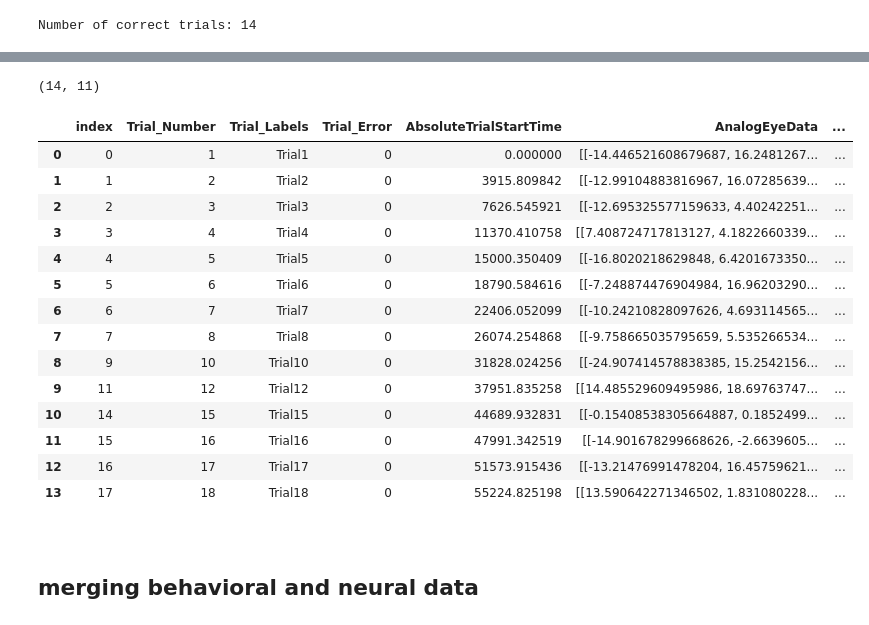
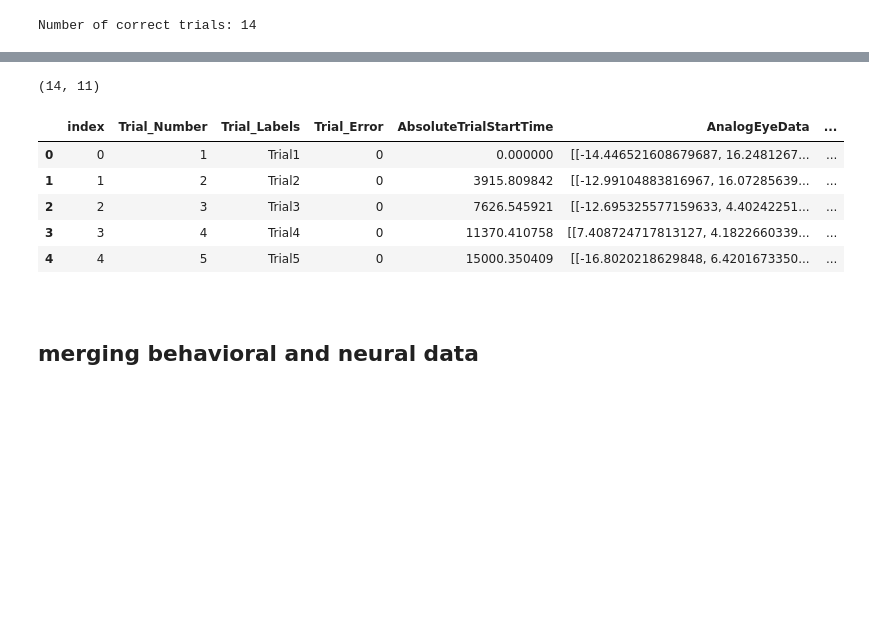
Before and after one commit to SmilodonCub/linArray, a Jupyter notebook: linArray_notebook.ipynb, the cells around one changed output, grey strips where cells are left out. Saved outputs shown, nothing was run; the diff lists cells and outputs as text; code cells hidden in the pictures; blank space fills up the shorter version.

```diff
--- a/linArray_notebook.ipynb
+++ b/linArray_notebook.ipynb
@@ -748,7 +749,7 @@ def addMultiEventVariables( bhv_df, eventcodes ):
 
     return bhv_df
 # %%
-Peanut_delayedSaccadeTask_2016_6_8_1_1_BHV_plus = addMultiEventVariables( abhv_df, [ 30, 40, 666, 100 ] )
+Peanut_delayedSaccadeTask_2016_6_8_1_1_BHV_plus = addMultiEventVariables( Peanut_delayedSaccadeTask_2016_6_8_1_1_BHV, [ 30, 40, 666, 100 ] )
 print( Peanut_delayedSaccadeTask_2016_6_8_1_1_BHV_plus.shape )
 Peanut_delayedSaccadeTask_2016_6_8_1_1_BHV_plus.head( )
 # %% [output]
@@ -762,26 +763,17 @@ Peanut_delayedSaccadeTask_2016_6_8_1_1_BHV_plus.head( )
 # %%
 # select just the correct trials
 Peanut_delayedSaccadeTask_2016_6_8_1_1_BHV_correct = Peanut_delayedSaccadeTask_2016_6_8_1_1_BHV_plus[
     Peanut_delayedSaccadeTask_2016_6_8_1_1_BHV_plus['Trial_Error']==0].reset_index()
 print( Peanut_delayedSaccadeTask_2016_6_8_1_1_BHV_correct.shape )
-Peanut_delayedSaccadeTask_2016_6_8_1_1_BHV_correct
+Peanut_delayedSaccadeTask_2016_6_8_1_1_BHV_correct.head()
 # %% [output]
 (14, 11)
 |  | index | Trial_Number | Trial_Labels | Trial_Error | AbsoluteTrialStartTime | AnalogEyeData | ... |
 | 0 | 0 | 1 | Trial1 | 0 | 0.000000 | [[-14.446521608679687, 16.2481267... | ... |
 | 1 | 1 | 2 | Trial2 | 0 | 3915.809842 | [[-12.99104883816967, 16.07285639... | ... |
 | 2 | 2 | 3 | Trial3 | 0 | 7626.545921 | [[-12.695325577159633, 4.40242251... | ... |
 | 3 | 3 | 4 | Trial4 | 0 | 11370.410758 | [[7.408724717813127, 4.1822660339... | ... |
 | 4 | 4 | 5 | Trial5 | 0 | 15000.350409 | [[-16.8020218629848, 6.4201673350... | ... |
-| 5 | 5 | 6 | Trial6 | 0 | 18790.584616 | [[-7.248874476904984, 16.96203290... | ... |
-| 6 | 6 | 7 | Trial7 | 0 | 22406.052099 | [[-10.24210828097626, 4.693114565... | ... |
-| 7 | 7 | 8 | Trial8 | 0 | 26074.254868 | [[-9.758665035795659, 5.535266534... | ... |
-| 8 | 9 | 10 | Trial10 | 0 | 31828.024256 | [[-24.907414578838385, 15.2542156... | ... |
-| 9 | 11 | 12 | Trial12 | 0 | 37951.835258 | [[14.485529609495986, 18.69763747... | ... |
-| 10 | 14 | 15 | Trial15 | 0 | 44689.932831 | [[-0.15408538305664887, 0.1852499... | ... |
-| 11 | 15 | 16 | Trial16 | 0 | 47991.342519 | [[-14.901678299668626, -2.6639605... | ... |
-| 12 | 16 | 17 | Trial17 | 0 | 51573.915436 | [[-13.21476991478204, 16.45759621... | ... |
-| 13 | 17 | 18 | Trial18 | 0 | 55224.825198 | [[13.590642271346502, 1.831080228... | ... |
 # %% [markdown]
 <br>
 
```
Also changed, not shown: parts of 23 cells of this notebook.
